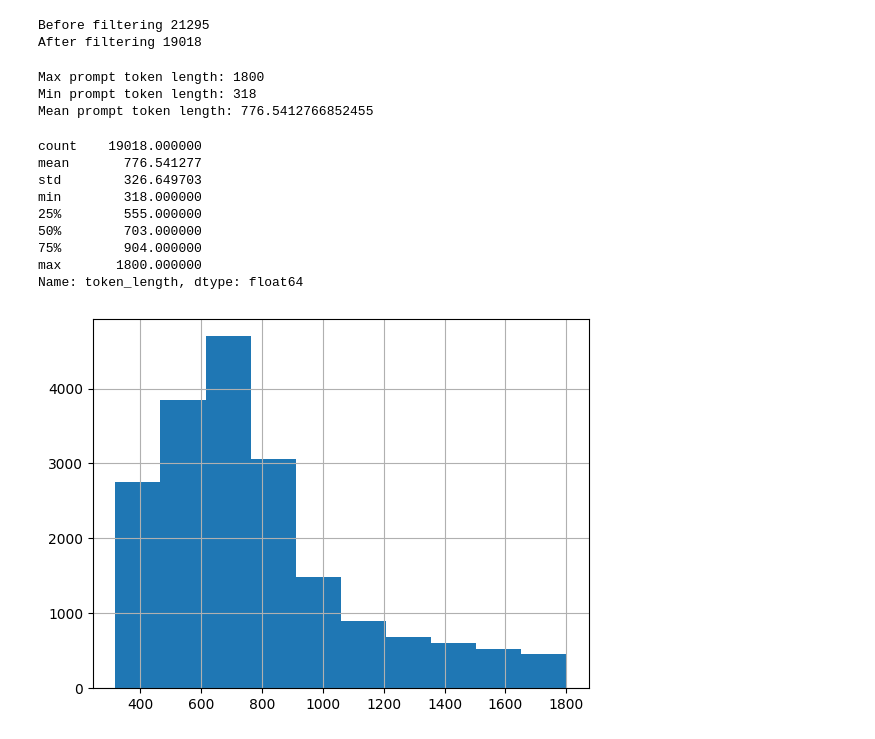
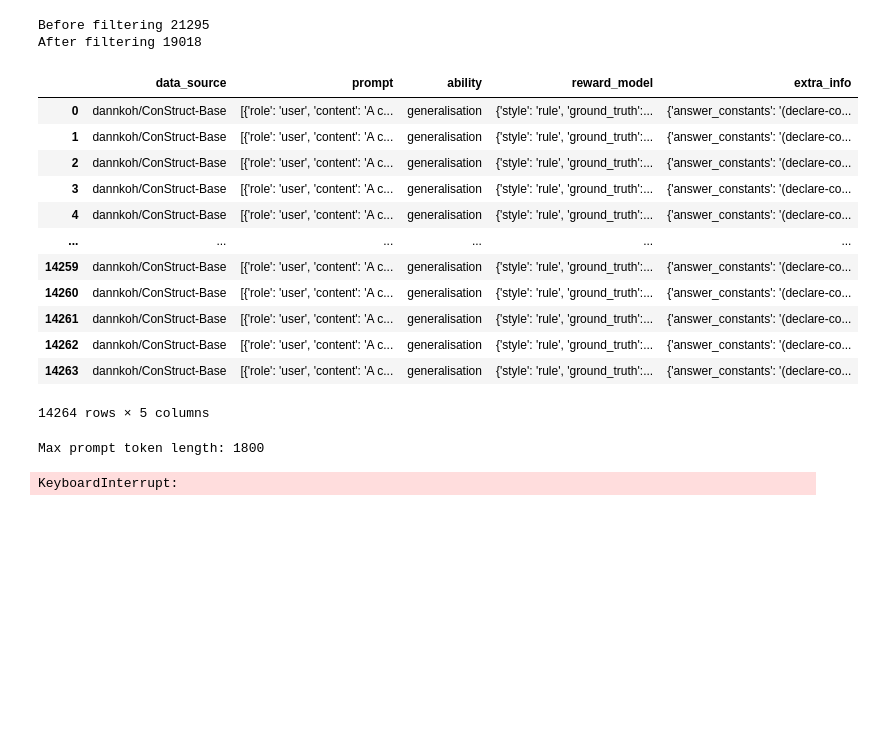
Before and after one commit to dannkoh/invaR1ant-veRL, a Jupyter notebook: data/data_prep_verl.ipynb, the cells around one changed output. Saved outputs shown, nothing was run; the diff lists cells and outputs as text; code cells hidden in the pictures; blank space fills up the shorter version.

```diff
--- a/data/data_prep_verl.ipynb
+++ b/data/data_prep_verl.ipynb
@@ -13,7 +13,7 @@ You can modify these functions to suit your own dataset or task requirements.
 # %%
 import pandas as pd
 
-df = pd.read_parquet("../data/eval-base.parquet")
+df = pd.read_parquet("eval-base.parquet")
 # %%
 df
 # %% [output]
@@ -79,7 +79,7 @@ After filtering 19018
 def make_map_fn(split):
     def process_fn(row):
         data = {
-            "data_source": "dannkoh/ConStruct",
+            "data_source": "dannkoh/ConStruct-Base",
             "prompt": [{"role": "user", "content": row["question"]}],
             "ability": "generalisation",
             "reward_model": {"style": "rule", "ground_truth": row["answer_solution"]},
@@ -104,6 +104,22 @@ test_dataset = pd.DataFrame(test.apply(make_map_fn("test"), axis=1).tolist())
 # %%
 train_dataset.to_parquet("train.parquet")
 test_dataset.to_parquet("test.parquet")
+# %%
+train_dataset
+# %% [output]
+|  | data_source | prompt | ability | reward_model | extra_info |
+| 0 | dannkoh/ConStruct-Base | [{'role': 'user', 'content': 'A c... | generalisation | {'style': 'rule', 'ground_truth':... | {'answer_constants': '(declare-co... |
+| 1 | dannkoh/ConStruct-Base | [{'role': 'user', 'content': 'A c... | generalisation | {'style': 'rule', 'ground_truth':... | {'answer_constants': '(declare-co... |
+| 2 | dannkoh/ConStruct-Base | [{'role': 'user', 'content': 'A c... | generalisation | {'style': 'rule', 'ground_truth':... | {'answer_constants': '(declare-co... |
+| 3 | dannkoh/ConStruct-Base | [{'role': 'user', 'content': 'A c... | generalisation | {'style': 'rule', 'ground_truth':... | {'answer_constants': '(declare-co... |
+| 4 | dannkoh/ConStruct-Base | [{'role': 'user', 'content': 'A c... | generalisation | {'style': 'rule', 'ground_truth':... | {'answer_constants': '(declare-co... |
+| ... | ... | ... | ... | ... | ... |
+| 14259 | dannkoh/ConStruct-Base | [{'role': 'user', 'content': 'A c... | generalisation | {'style': 'rule', 'ground_truth':... | {'answer_constants': '(declare-co... |
+| 14260 | dannkoh/ConStruct-Base | [{'role': 'user', 'content': 'A c... | generalisation | {'style': 'rule', 'ground_truth':... | {'answer_constants': '(declare-co... |
+| 14261 | dannkoh/ConStruct-Base | [{'role': 'user', 'content': 'A c... | generalisation | {'style': 'rule', 'ground_truth':... | {'answer_constants': '(declare-co... |
+| 14262 | dannkoh/ConStruct-Base | [{'role': 'user', 'content': 'A c... | generalisation | {'style': 'rule', 'ground_truth':... | {'answer_constants': '(declare-co... |
+| 14263 | dannkoh/ConStruct-Base | [{'role': 'user', 'content': 'A c... | generalisation | {'style': 'rule', 'ground_truth':... | {'answer_constants': '(declare-co... |
+14264 rows × 5 columns
 # %%
 # max, min, mean prompt token length of qwen tokenizer
 
@@ -116,8 +132,7 @@ print("Min prompt token length:", df["question"].apply(tokenizer.tokenize).apply
 print("Mean prompt token length:", df["question"].apply(tokenizer.tokenize).apply(len).mean())
 # %% [output]
 Max prompt token length: 1800
-Min prompt token length: 318
-Mean prompt token length: 776.5412766852455
+KeyboardInterrupt:
 # %%
 temp = df.copy()
 temp["token_length"] = df["question"].apply(tokenizer.tokenize).apply(len)
@@ -125,17 +140,6 @@ temp["token_length"] = df["question"].apply(tokenizer.tokenize).apply(len)
 temp["token_length"].hist()
 
 temp["token_length"].describe()
-# %% [output]
-count    19018.000000
-mean       776.541277
-std        326.649703
-min        318.000000
-25%        555.000000
-50%        703.000000
-75%        904.000000
-max       1800.000000
-Name: token_length, dtype: float64
-[figure, removed]
 # %%
 # get tokenized prompt length distribution
 
```
Also changed, not shown: parts of 1 cell of this notebook, 3 other files.
